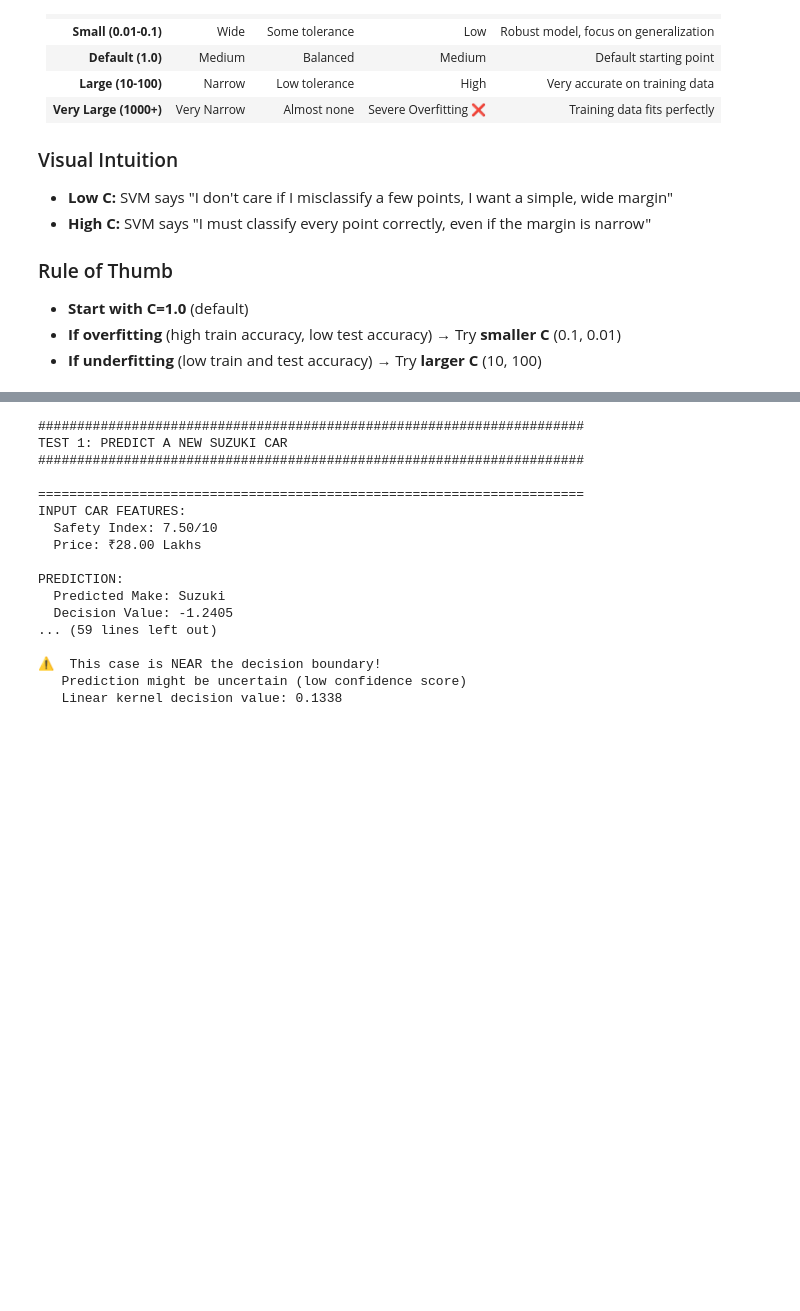
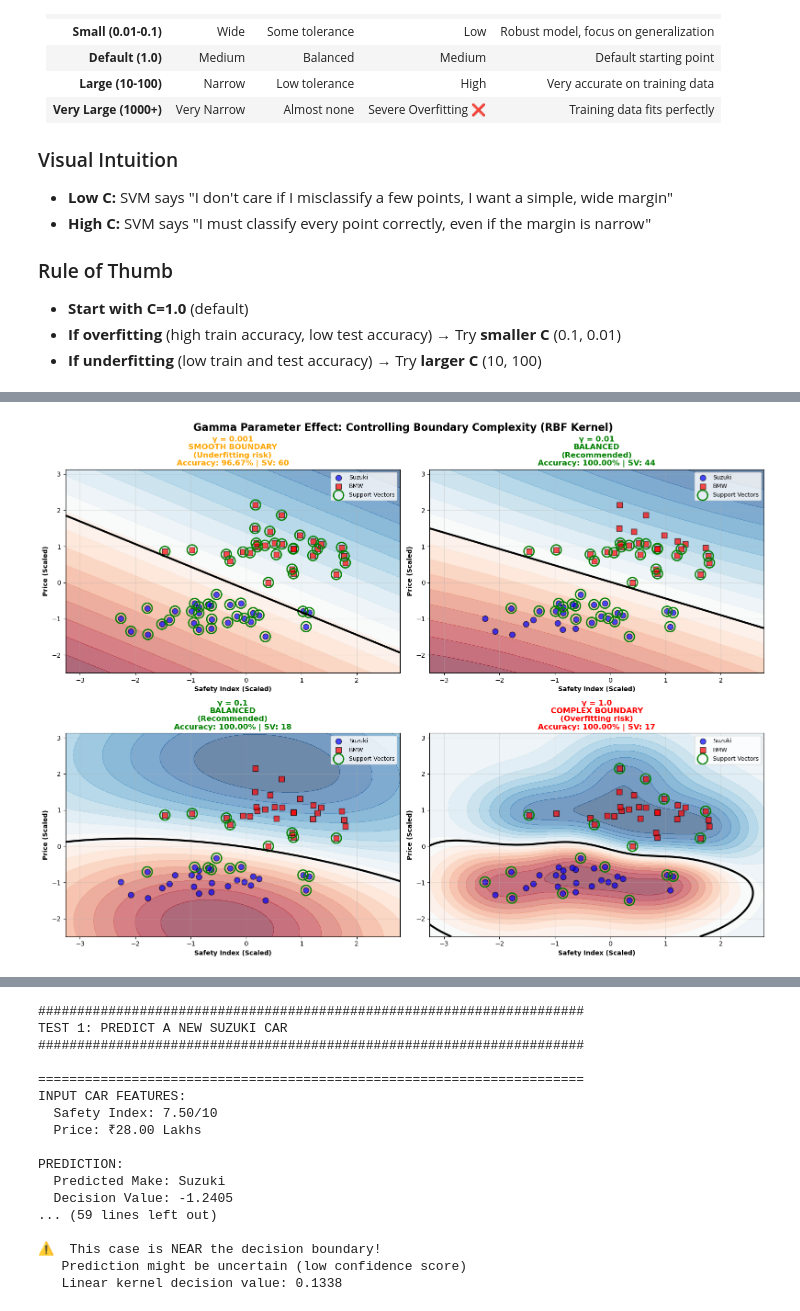
Before and after one commit to murali-marimekala/pg-genai-ml-priv, a Jupyter notebook: MyLearning/wk5_Day2-MMK-4_SVM.ipynb, the cells around one changed output, grey strips where cells are left out. Drawn from its saved outputs; the diff is of its cells as text; code cells hidden in the pictures; blank space fills up the shorter version.

```diff
--- a/MyLearning/wk5_Day2-MMK-4_SVM.ipynb
+++ b/MyLearning/wk5_Day2-MMK-4_SVM.ipynb
@@ -962,0 +1142,91 @@ Where:
+# %%
+# Visualize Gamma parameter effect (RBF kernel only)
+gamma_values_viz = [0.001, 0.01, 0.1, 1.0]
+fig, axes = plt.subplots(2, 2, figsize=(16, 12))
+fig.suptitle('Gamma Parameter Effect: Controlling Boundary Complexity (RBF Kernel)',
+             fontsize=16, fontweight='bold')
+
+for idx, gamma in enumerate(gamma_values_viz):
+    ax = axes[idx // 2, idx % 2]
+
+    # Train SVM with specific gamma value (RBF kernel, C=1)
+    svm_gamma = SVC(kernel='rbf', C=1.0, gamma=gamma, random_state=42)
+    svm_gamma.fit(X_cars_scaled, y_cars)
+
+    # Plot decision boundary
+    h = 0.02
+    x_min, x_max = X_cars_scaled[:, 0].min() - 1, X_cars_scaled[:, 0].max() + 1
+    y_min, y_max = X_cars_scaled[:, 1].min() - 1, X_cars_scaled[:, 1].max() + 1
+    xx, yy = np.meshgrid(np.arange(x_min, x_max, h), np.arange(y_min, y_max, h))
+
+    Z = svm_gamma.decision_function(np.c_[xx.ravel(), yy.ravel()])
+    Z = Z.reshape(xx.shape)
+
+    ax.contourf(xx, yy, Z, levels=np.linspace(Z.min(), Z.max(), 20), cmap=plt.cm.RdBu, alpha=0.6)
+    ax.contour(xx, yy, Z, levels=[0], linewidths=3, colors='black')
+
+    # Plot data
+    suzuki_idx = (y_cars == 0)
+    bmw_idx = (y_cars == 1)
+    ax.scatter(X_cars_scaled[suzuki_idx, 0], X_cars_scaled[suzuki_idx, 1],
+              c='blue', s=80, edgecolors='black', label='Suzuki', alpha=0.7, marker='o')
+    ax.scatter(X_cars_scaled[bmw_idx, 0], X_cars_scaled[bmw_idx, 1],
+              c='red', s=80, edgecolors='black', label='BMW', alpha=0.7, marker='s')
+
+    # Highlight support vectors
+    ax.scatter(svm_gamma.support_vectors_[:, 0], svm_gamma.support_vectors_[:, 1],
+              s=250, edgecolors='green', facecolors='none', linewidths=2, label='Support Vectors')
+
+    accuracy = svm_gamma.score(X_cars_scaled, y_cars)
+    sv_count = len(svm_gamma.support_vectors_)
+
+    # Category label
+    if gamma < 0.01:
+        category = "SMOOTH BOUNDARY\n(Underfitting risk)"
+        color = "orange"
+    elif gamma <= 0.1:
+        category = "BALANCED\n(Recommended)"
+        color = "green"
+    else:
+        category = "COMPLEX BOUNDARY\n(Overfitting risk)"
+        color = "red"
+
+    ax.set_title(f'γ = {gamma}\n{category}\nAccuracy: {accuracy:.2%} | SV: {sv_count}',
+                fontsize=12, fontweight='bold', color=color)
+    ax.set_xlabel('Safety Index (Scaled)', fontsize=10, fontweight='bold')
+    ax.set_ylabel('Price (Scaled)', fontsize=10, fontweight='bold')
+    ax.legend(loc='best', fontsize=9)
+    ax.grid(True, alpha=0.3)
+
+plt.tight_layout()
+plt.show()
+
+print("\n" + "="*80)
+print("GAMMA PARAMETER ANALYSIS")
+print("="*80)
+print("\nγ = 0.001 (Very Small - Global Influence):")
+print("  ✓ SMOOTH boundary")
+print("  ✗ Ignores local patterns")
+print("  ⚠️  Risk: Underfitting (oversimplified)")
+print("  Use when: Data has global structure, few support vectors")
+
+print("\nγ = 0.01 (Small - Balanced):")
+print("  ✓ Smooth with local awareness")
+print("  ✓ OFTEN GOOD CHOICE")
+print("  Use when: Balanced complexity desired")
+
+print("\nγ = 0.1 (Medium - Default 'scale'):")
+print("  ✓ Moderate complexity")
+print("  ✓ DEFAULT for RBF kernel")
+print("  ✓ Works well for most datasets")
+print("  Use when: No prior knowledge, start here")
+
+print("\nγ = 1.0 (Large - Local Influence):")
+print("  ✓ COMPLEX, wiggly boundary")
+print("  ✗ Each point creates local decision")
+print("  ⚠️  Risk: Overfitting")
+print("  Use when: Data is very non-linear AND you have enough samples")
+
+print("\n" + "="*80)
+# %% [output]
+[figure, added]
```
Also changed, not shown: parts of 26 cells of this notebook, 3 other files.
